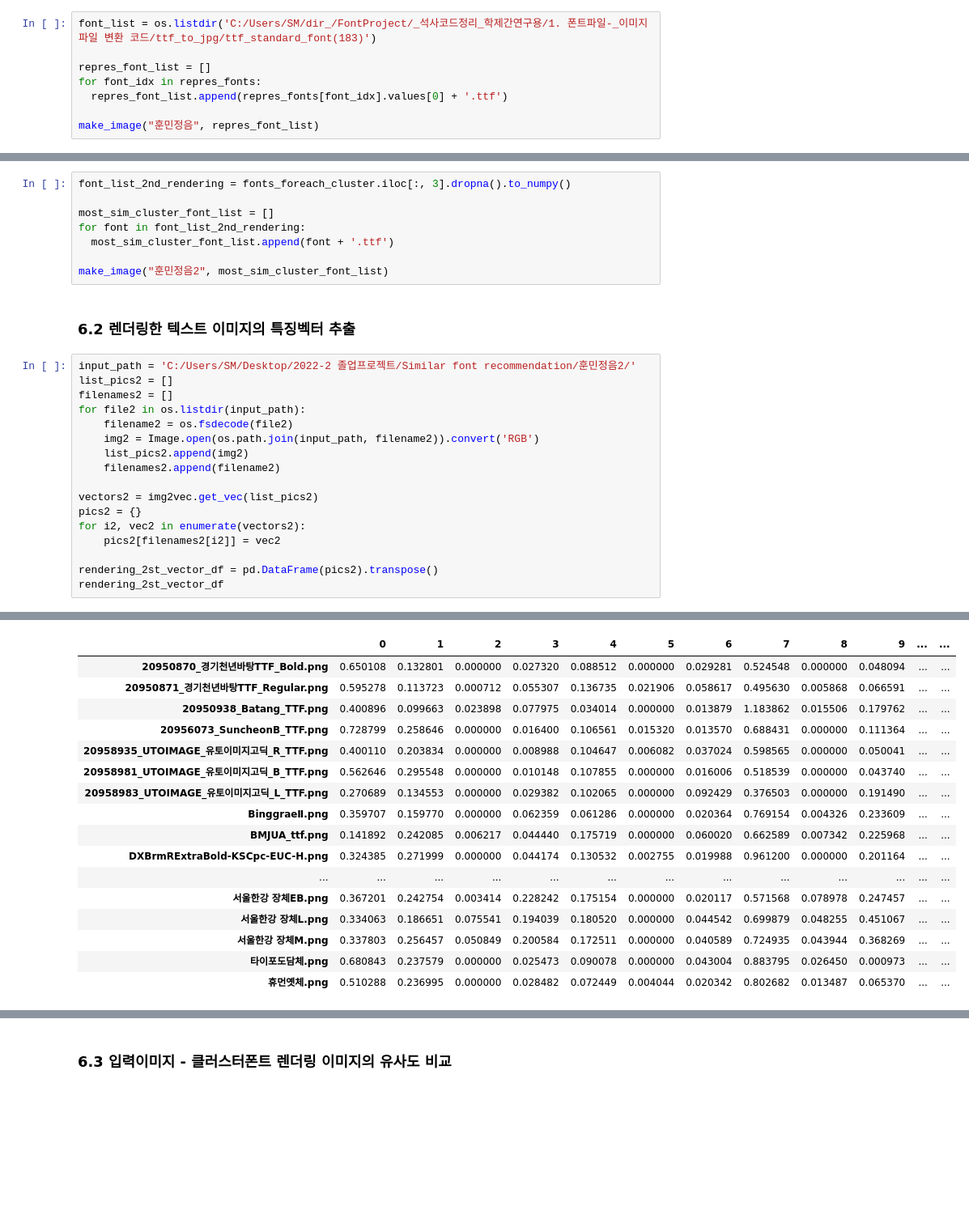
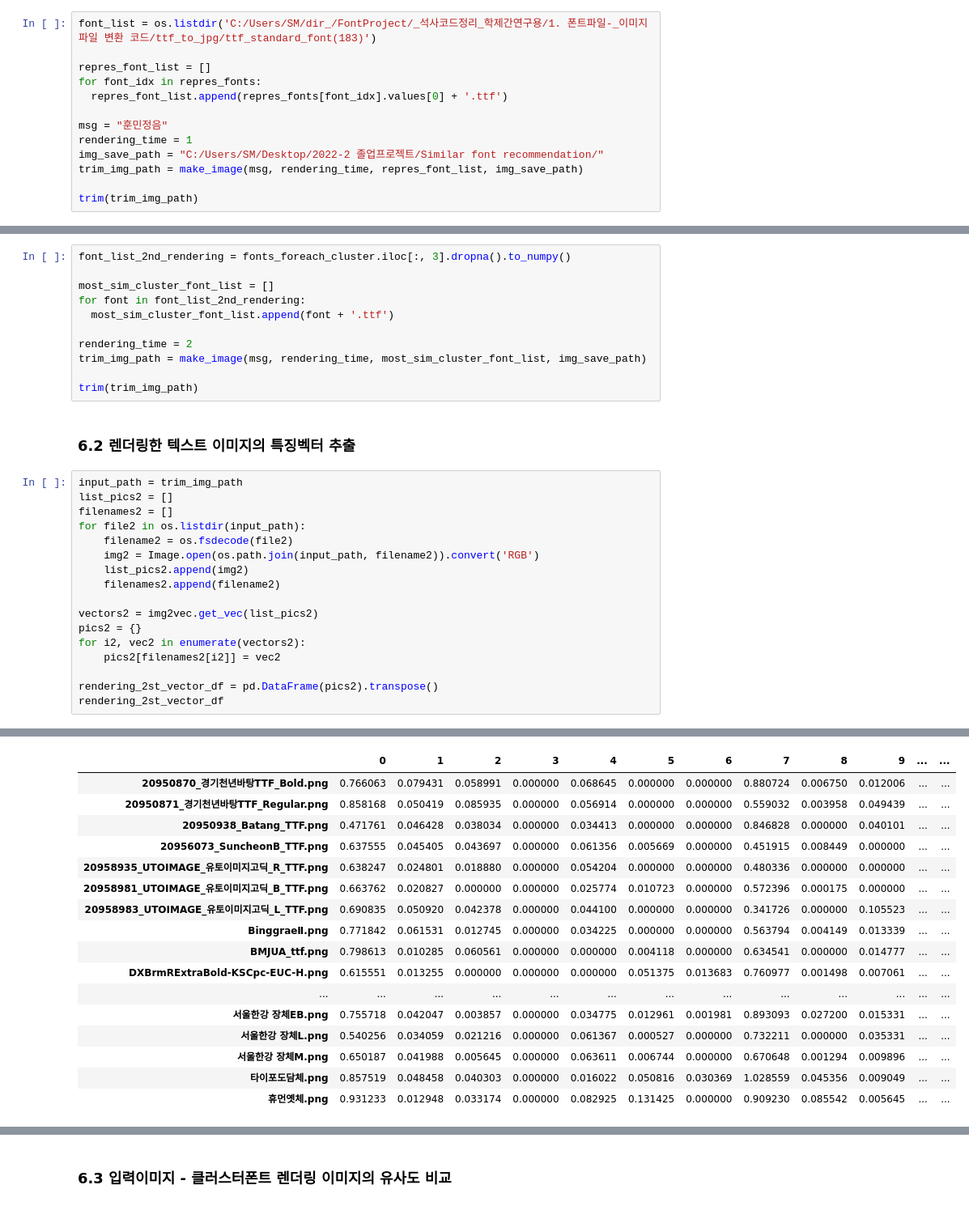
Before and after one commit to Similar-Font-Recommendation/similar-font-recommendation-deeplearning, a Jupyter notebook: Similar font recommendation/font recommendation.ipynb, the cells around one changed output, grey strips where cells are left out. Shown at 81% size. Saved outputs shown, nothing was run; the diff lists cells and outputs as text; blank space fills up the shorter version.

Commit message:
feat : 이미지 trim 함수 추가
+ chore : 렌더링 폴더 생성시 렌더링 회차 넣음

```diff
--- a/Similar font recommendation/font recommendation.ipynb
+++ b/Similar font recommendation/font recommendation.ipynb
@@ -98,4 +131,9 @@ repres_font_list = []
 for font_idx in repres_fonts:
   repres_font_list.append(repres_fonts[font_idx].values[0] + '.ttf')
 
-make_image("훈민정음", repres_font_list)
+msg = "훈민정음"
+rendering_time = 1
+img_save_path = "C:/Users/SM/Desktop/2022-2 졸업프로젝트/Similar font recommendation/"
+trim_img_path = make_image(msg, rendering_time, repres_font_list, img_save_path)
+
+trim(trim_img_path)
@@ -163,45 +197,48 @@ most_sim_cluster_font_list = []
 for font in font_list_2nd_rendering:
   most_sim_cluster_font_list.append(font + '.ttf')
 
-make_image("훈민정음2", most_sim_cluster_font_list)
+rendering_time = 2
+trim_img_path = make_image(msg, rendering_time, most_sim_cluster_font_list, img_save_path)
+
+trim(trim_img_path)
 # %% [markdown]
 ### 6.2 렌더링한 텍스트 이미지의 특징벡터 추출
 # %%
-input_path = 'C:/Users/SM/Desktop/2022-2 졸업프로젝트/Similar font recommendation/훈민정음2/'
+input_path = trim_img_path
 list_pics2 = []
 filenames2 = []
 for file2 in os.listdir(input_path):
     filename2 = os.fsdecode(file2)
     img2 = Image.open(os.path.join(input_path, filename2)).convert('RGB')
     list_pics2.append(img2)
     filenames2.append(filename2)
 
 vectors2 = img2vec.get_vec(list_pics2)
 pics2 = {}
 for i2, vec2 in enumerate(vectors2):
     pics2[filenames2[i2]] = vec2
 
 rendering_2st_vector_df = pd.DataFrame(pics2).transpose()
 rendering_2st_vector_df
 # %% [output]
 (33, 2048)
 |  | 0 | 1 | 2 | 3 | 4 | 5 | 6 | 7 | 8 | 9 | ... | ... |
-| 20950870_경기천년바탕TTF_Bold.png | 0.650108 | 0.132801 | 0.000000 | 0.027320 | 0.088512 | 0.000000 | 0.029281 | 0.524548 | 0.000000 | 0.048094 | ... | ... |
-| 20950871_경기천년바탕TTF_Regular.png | 0.595278 | 0.113723 | 0.000712 | 0.055307 | 0.136735 | 0.021906 | 0.058617 | 0.495630 | 0.005868 | 0.066591 | ... | ... |
-| 20950938_Batang_TTF.png | 0.400896 | 0.099663 | 0.023898 | 0.077975 | 0.034014 | 0.000000 | 0.013879 | 1.183862 | 0.015506 | 0.179762 | ... | ... |
-| 20956073_SuncheonB_TTF.png | 0.728799 | 0.258646 | 0.000000 | 0.016400 | 0.106561 | 0.015320 | 0.013570 | 0.688431 | 0.000000 | 0.111364 | ... | ... |
-| 20958935_UTOIMAGE_유토이미지고딕_R_TTF.png | 0.400110 | 0.203834 | 0.000000 | 0.008988 | 0.104647 | 0.006082 | 0.037024 | 0.598565 | 0.000000 | 0.050041 | ... | ... |
-| 20958981_UTOIMAGE_유토이미지고딕_B_TTF.png | 0.562646 | 0.295548 | 0.000000 | 0.010148 | 0.107855 | 0.000000 | 0.016006 | 0.518539 | 0.000000 | 0.043740 | ... | ... |
-| 20958983_UTOIMAGE_유토이미지고딕_L_TTF.png | 0.270689 | 0.134553 | 0.000000 | 0.029382 | 0.102065 | 0.000000 | 0.092429 | 0.376503 | 0.000000 | 0.191490 | ... | ... |
-| BinggraeⅡ.png | 0.359707 | 0.159770 | 0.000000 | 0.062359 | 0.061286 | 0.000000 | 0.020364 | 0.769154 | 0.004326 | 0.233609 | ... | ... |
-| BMJUA_ttf.png | 0.141892 | 0.242085 | 0.006217 | 0.044440 | 0.175719 | 0.000000 | 0.060020 | 0.662589 | 0.007342 | 0.225968 | ... | ... |
-| DXBrmRExtraBold-KSCpc-EUC-H.png | 0.324385 | 0.271999 | 0.000000 | 0.044174 | 0.130532 | 0.002755 | 0.019988 | 0.961200 | 0.000000 | 0.201164 | ... | ... |
+| 20950870_경기천년바탕TTF_Bold.png | 0.766063 | 0.079431 | 0.058991 | 0.000000 | 0.068645 | 0.000000 | 0.000000 | 0.880724 | 0.006750 | 0.012006 | ... | ... |
+| 20950871_경기천년바탕TTF_Regular.png | 0.858168 | 0.050419 | 0.085935 | 0.000000 | 0.056914 | 0.000000 | 0.000000 | 0.559032 | 0.003958 | 0.049439 | ... | ... |
+| 20950938_Batang_TTF.png | 0.471761 | 0.046428 | 0.038034 | 0.000000 | 0.034413 | 0.000000 | 0.000000 | 0.846828 | 0.000000 | 0.040101 | ... | ... |
+| 20956073_SuncheonB_TTF.png | 0.637555 | 0.045405 | 0.043697 | 0.000000 | 0.061356 | 0.005669 | 0.000000 | 0.451915 | 0.008449 | 0.000000 | ... | ... |
+| 20958935_UTOIMAGE_유토이미지고딕_R_TTF.png | 0.638247 | 0.024801 | 0.018880 | 0.000000 | 0.054204 | 0.000000 | 0.000000 | 0.480336 | 0.000000 | 0.000000 | ... | ... |
+| 20958981_UTOIMAGE_유토이미지고딕_B_TTF.png | 0.663762 | 0.020827 | 0.000000 | 0.000000 | 0.025774 | 0.010723 | 0.000000 | 0.572396 | 0.000175 | 0.000000 | ... | ... |
+| 20958983_UTOIMAGE_유토이미지고딕_L_TTF.png | 0.690835 | 0.050920 | 0.042378 | 0.000000 | 0.044100 | 0.000000 | 0.000000 | 0.341726 | 0.000000 | 0.105523 | ... | ... |
+| BinggraeⅡ.png | 0.771842 | 0.061531 | 0.012745 | 0.000000 | 0.034225 | 0.000000 | 0.000000 | 0.563794 | 0.004149 | 0.013339 | ... | ... |
+| BMJUA_ttf.png | 0.798613 | 0.010285 | 0.060561 | 0.000000 | 0.000000 | 0.004118 | 0.000000 | 0.634541 | 0.000000 | 0.014777 | ... | ... |
+| DXBrmRExtraBold-KSCpc-EUC-H.png | 0.615551 | 0.013255 | 0.000000 | 0.000000 | 0.000000 | 0.051375 | 0.013683 | 0.760977 | 0.001498 | 0.007061 | ... | ... |
 | ... | ... | ... | ... | ... | ... | ... | ... | ... | ... | ... | ... | ... |
-| 서울한강 장체EB.png | 0.367201 | 0.242754 | 0.003414 | 0.228242 | 0.175154 | 0.000000 | 0.020117 | 0.571568 | 0.078978 | 0.247457 | ... | ... |
-| 서울한강 장체L.png | 0.334063 | 0.186651 | 0.075541 | 0.194039 | 0.180520 | 0.000000 | 0.044542 | 0.699879 | 0.048255 | 0.451067 | ... | ... |
-| 서울한강 장체M.png | 0.337803 | 0.256457 | 0.050849 | 0.200584 | 0.172511 | 0.000000 | 0.040589 | 0.724935 | 0.043944 | 0.368269 | ... | ... |
-| 타이포도담체.png | 0.680843 | 0.237579 | 0.000000 | 0.025473 | 0.090078 | 0.000000 | 0.043004 | 0.883795 | 0.026450 | 0.000973 | ... | ... |
-| 휴먼옛체.png | 0.510288 | 0.236995 | 0.000000 | 0.028482 | 0.072449 | 0.004044 | 0.020342 | 0.802682 | 0.013487 | 0.065370 | ... | ... |
+| 서울한강 장체EB.png | 0.755718 | 0.042047 | 0.003857 | 0.000000 | 0.034775 | 0.012961 | 0.001981 | 0.893093 | 0.027200 | 0.015331 | ... | ... |
+| 서울한강 장체L.png | 0.540256 | 0.034059 | 0.021216 | 0.000000 | 0.061367 | 0.000527 | 0.000000 | 0.732211 | 0.000000 | 0.035331 | ... | ... |
+| 서울한강 장체M.png | 0.650187 | 0.041988 | 0.005645 | 0.000000 | 0.063611 | 0.006744 | 0.000000 | 0.670648 | 0.001294 | 0.009896 | ... | ... |
+| 타이포도담체.png | 0.857519 | 0.048458 | 0.040303 | 0.000000 | 0.016022 | 0.050816 | 0.030369 | 1.028559 | 0.045356 | 0.009049 | ... | ... |
+| 휴먼옛체.png | 0.931233 | 0.012948 | 0.033174 | 0.000000 | 0.082925 | 0.131425 | 0.000000 | 0.909230 | 0.085542 | 0.005645 | ... | ... |
 33 rows × 2048 columns
 # %% [markdown]
 ### 6.3 입력이미지 - 클러스터폰트 렌더링 이미지의 유사도 비교
```
Also changed, not shown: parts of 9 cells of this notebook.
